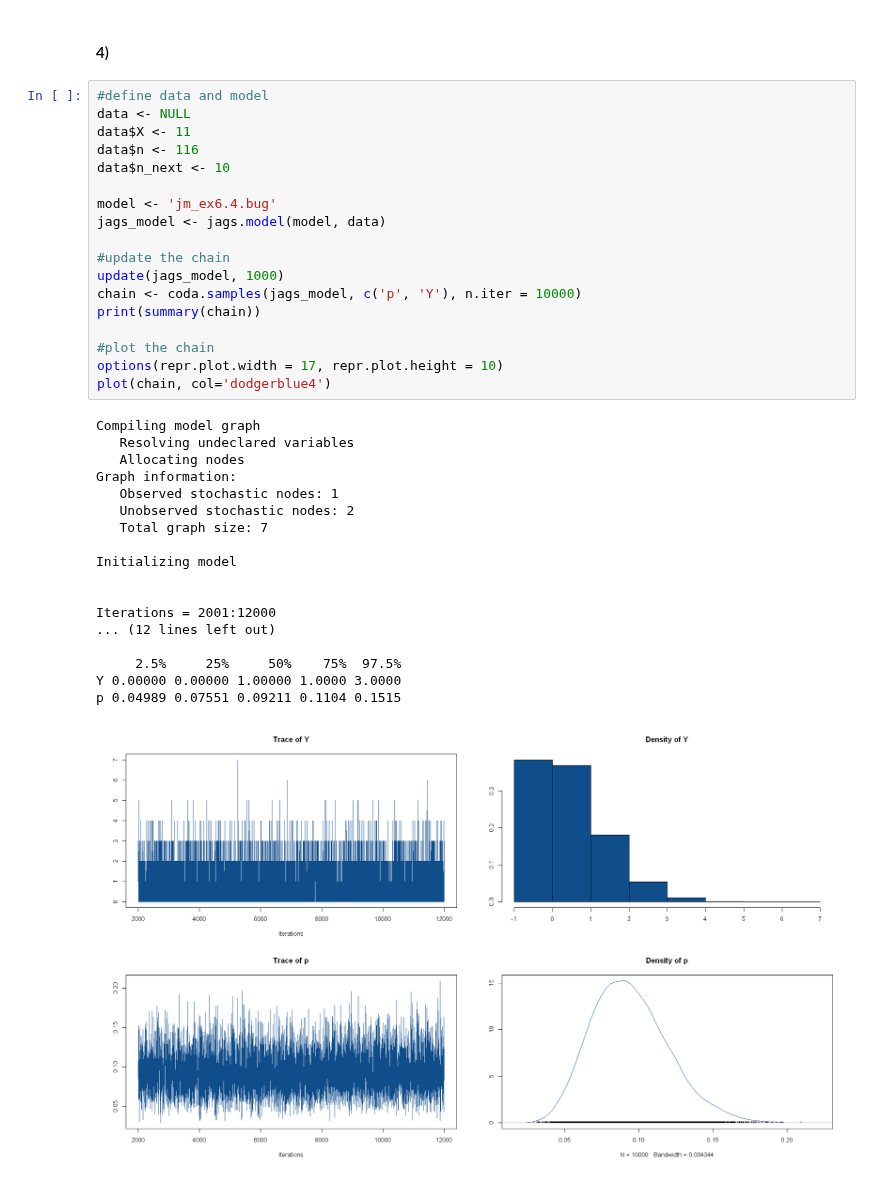
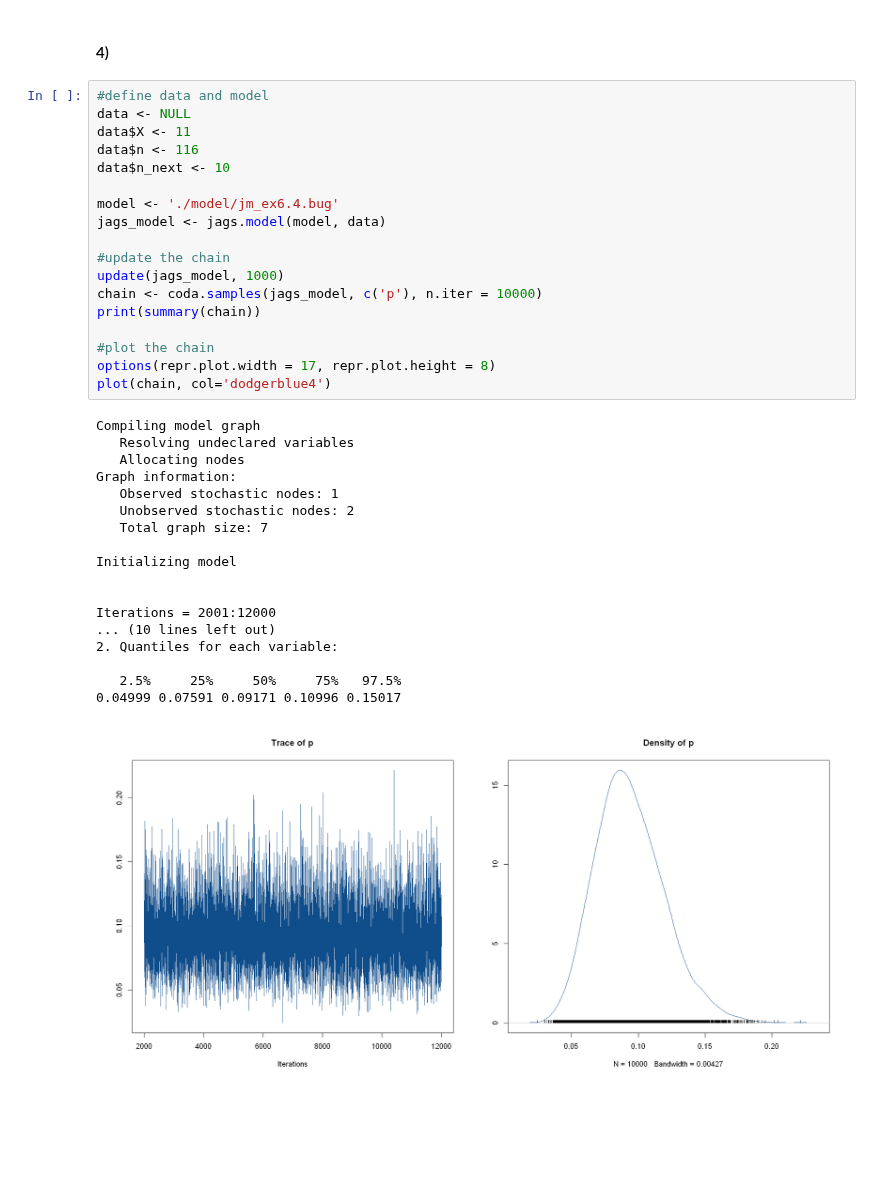
Before and after one commit to Berto70/advstat, a Jupyter notebook: ex6/JAGS/Bertinelli_Gabriele_Rlab06.ipynb, the cells around one changed output. Drawn from its saved outputs; the diff is of its cells as text; blank space fills up the shorter version.

```diff
--- a/ex6/JAGS/Bertinelli_Gabriele_Rlab06.ipynb
+++ b/ex6/JAGS/Bertinelli_Gabriele_Rlab06.ipynb
@@ -603,38 +686,38 @@ since p=0.1 DOES NOT fall whithin the 95% CI ( 0.0251 , 0.0914 ) we REJECT the n
 # %%
 #define data and model
 data <- NULL
 data$X <- 11
 data$n <- 116
 data$n_next <- 10
 
-model <- 'jm_ex6.4.bug'
+model <- './model/jm_ex6.4.bug'
 jags_model <- jags.model(model, data)
 
 #update the chain
 update(jags_model, 1000)
-chain <- coda.samples(jags_model, c('p', 'Y'), n.iter = 10000)
+chain <- coda.samples(jags_model, c('p'), n.iter = 10000)
 print(summary(chain))
 
 #plot the chain
-options(repr.plot.width = 17, repr.plot.height = 10)
+options(repr.plot.width = 17, repr.plot.height = 8)
 plot(chain, col='dodgerblue4')
 # %% [output]
 Compiling model graph
    Resolving undeclared variables
    Allocating nodes
 Graph information:
    Observed stochastic nodes: 1
    Unobserved stochastic nodes: 2
    Total graph size: 7
 
 Initializing model
 
 
 Iterations = 2001:12000
-... (12 lines left out)
+... (10 lines left out)
+2. Quantiles for each variable:
 
-     2.5%     25%     50%    75%  97.5%
-Y 0.00000 0.00000 1.00000 1.0000 3.0000
-p 0.04989 0.07551 0.09211 0.1104 0.1515
+   2.5%     25%     50%     75%   97.5%
+0.04999 0.07591 0.09171 0.10996 0.15017
-[figure, old version]
+[figure, new version]
 # %%
```
Also changed, not shown: parts of 17 cells of this notebook.
